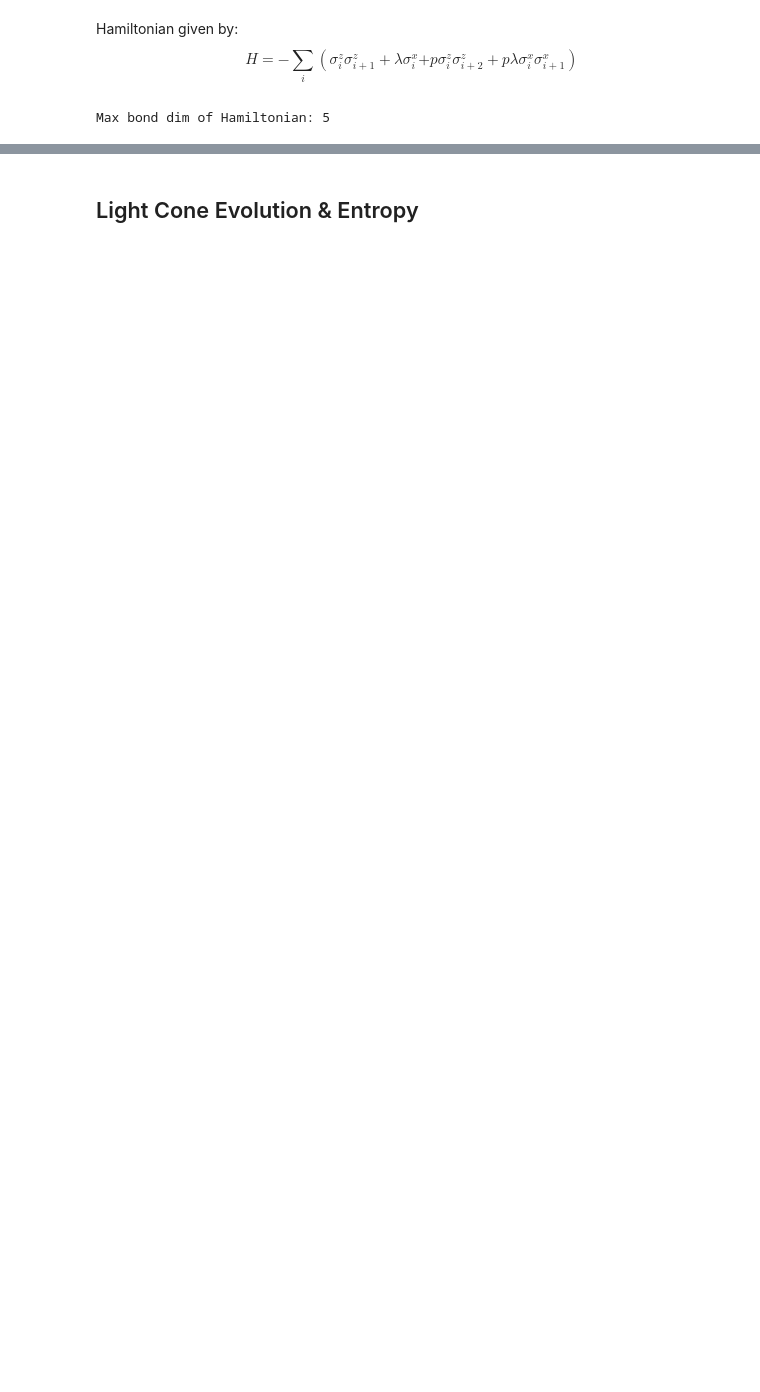
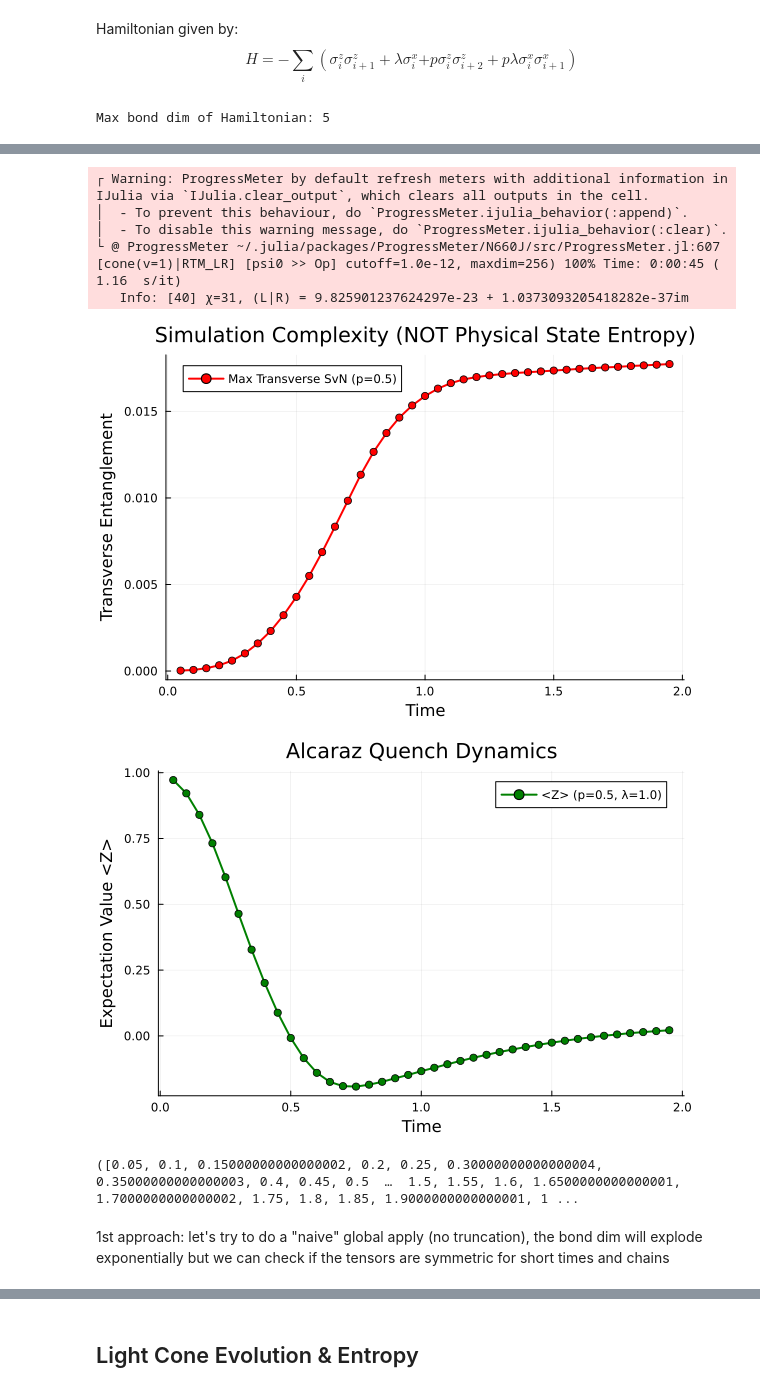
Before and after one commit to jmarquezol/QuantumMaster, a Jupyter notebook: master_thesis/NNN_crit_model.ipynb, the cells around one changed output, grey strips where cells are left out. Drawn from its saved outputs; the diff is of its cells as text; code cells hidden in the pictures; blank space fills up the shorter version.

```diff
--- a/master_thesis/NNN_crit_model.ipynb
+++ b/master_thesis/NNN_crit_model.ipynb
@@ -317,0 +371,14 @@ expH_alcaraz_mpo_layers (generic function with 1 method)
+# %%
+t, z, s_trans = run_lightcone_quench(expH_alcaraz_MPO; T_max=3.0, dt=0.05, lambda=1.0, p=0.5)
+# %% [output]
+┌ Warning: ProgressMeter by default refresh meters with additional information in IJulia via `IJulia.clear_output`, which clears all outputs in the cell.
+│  - To prevent this behaviour, do `ProgressMeter.ijulia_behavior(:append)`.
+│  - To disable this warning message, do `ProgressMeter.ijulia_behavior(:clear)`.
+└ @ ProgressMeter ~/.julia/packages/ProgressMeter/N660J/src/ProgressMeter.jl:607
+[cone(v=1)|RTM_LR] [psi0 >> Op] cutoff=1.0e-12, maxdim=256) 100% Time: 0:00:45 ( 1.16  s/it)
+   Info: [40] χ=31, (L|R) = 9.825901237624297e-23 + 1.0373093205418282e-37im
+[figure, added]
+[figure, added]
+([0.05, 0.1, 0.15000000000000002, 0.2, 0.25, 0.30000000000000004, 0.35000000000000003, 0.4, 0.45, 0.5  …  1.5, 1.55, 1.6, 1.6500000000000001, 1.7000000000000002, 1.75, 1.8, 1.85, 1.9000000000000001, 1 ...
+# %% [markdown]
+1st approach: let's try to do a "naive" global apply (no truncation), the bond dim will explode exponentially but we can check if the tensors are symmetric for short times and chains
```
Also changed, not shown: parts of 28 cells of this notebook, 2 other files.
